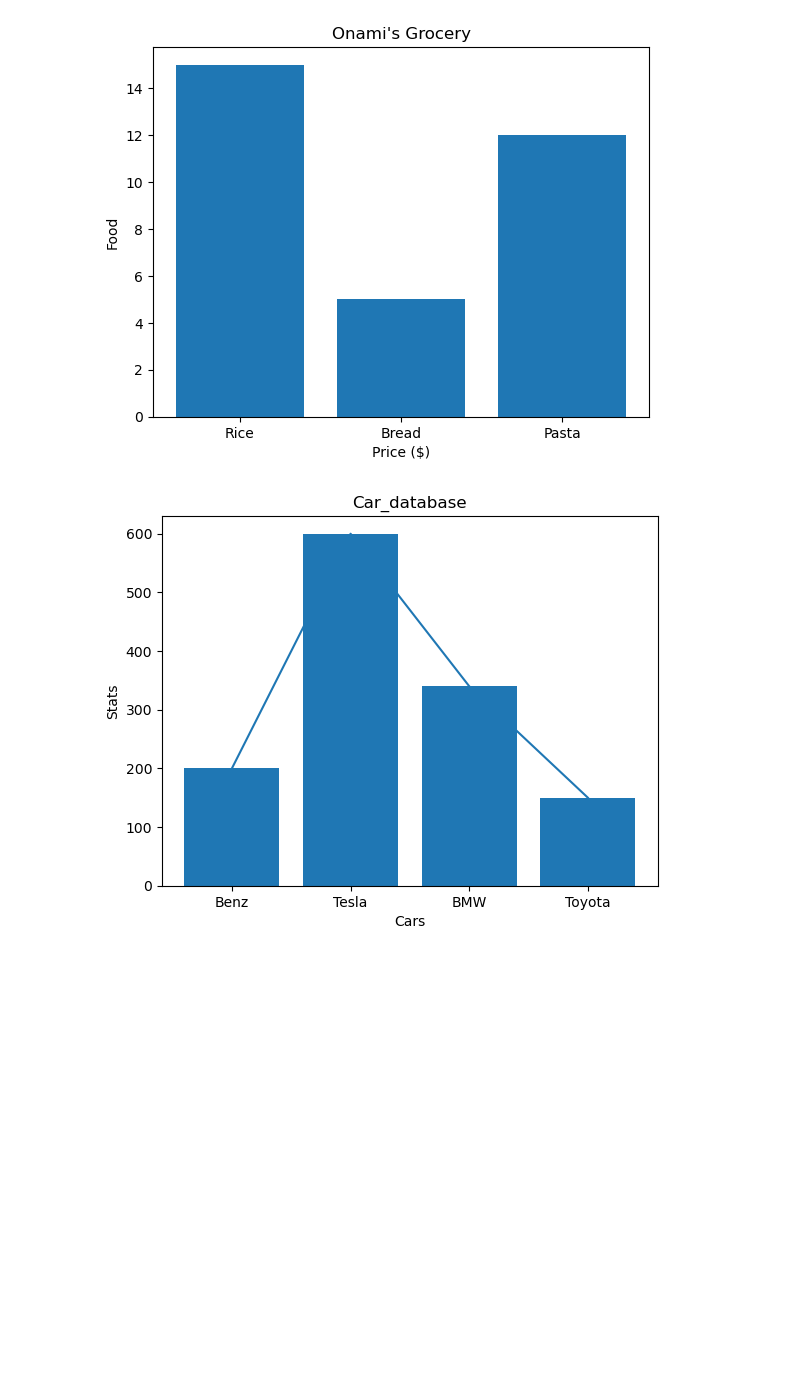
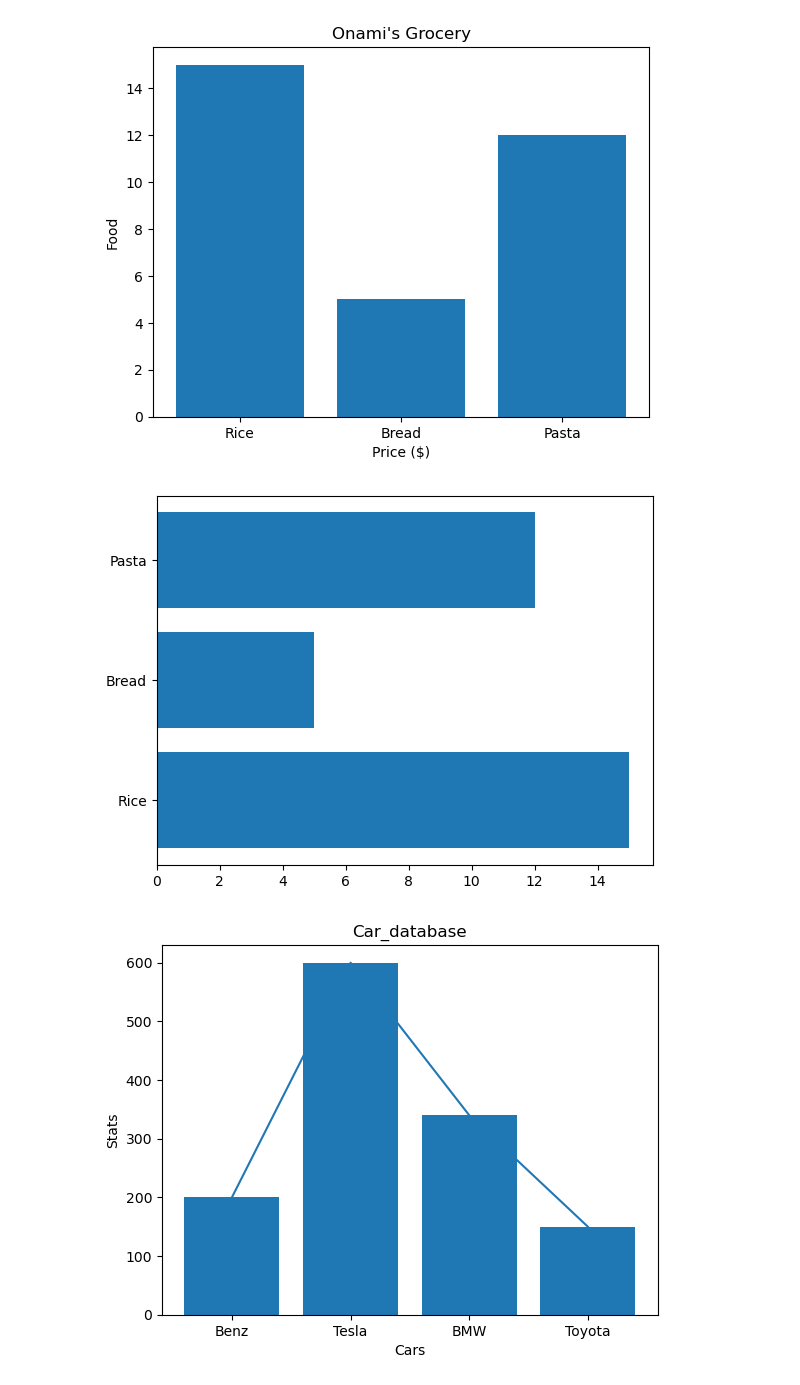
Before and after one commit to Onamiye/Data-Analytics-Learning, a Jupyter notebook: Introduction to Matplotlib.ipynb, the cells around one changed output. Drawn from its saved outputs; the diff is of its cells as text; code cells hidden in the pictures; blank space fills up the shorter version.

```diff
--- a/Introduction to Matplotlib.ipynb
+++ b/Introduction to Matplotlib.ipynb
@@ -140,6 +140,11 @@ ax.bar(Food_Prices.keys(),Food_Prices.values())    #(x,y)
 ax.set(title="Onami's Grocery", xlabel="Price ($)", ylabel="Food"); #add a semicolon on the last reference to ax to remove output line
 # %% [output]
 [figure]
+# %%
+fig, ax = plt.subplots()
+ax.barh(list(Food_Prices.keys()),list(Food_Prices.values()));   #need to add list for dictionaries
+# %% [output]
+[figure, added]
 # %%
 #Another one
 import pandas as pd
```
Also changed, not shown: parts of 57 cells of this notebook.
